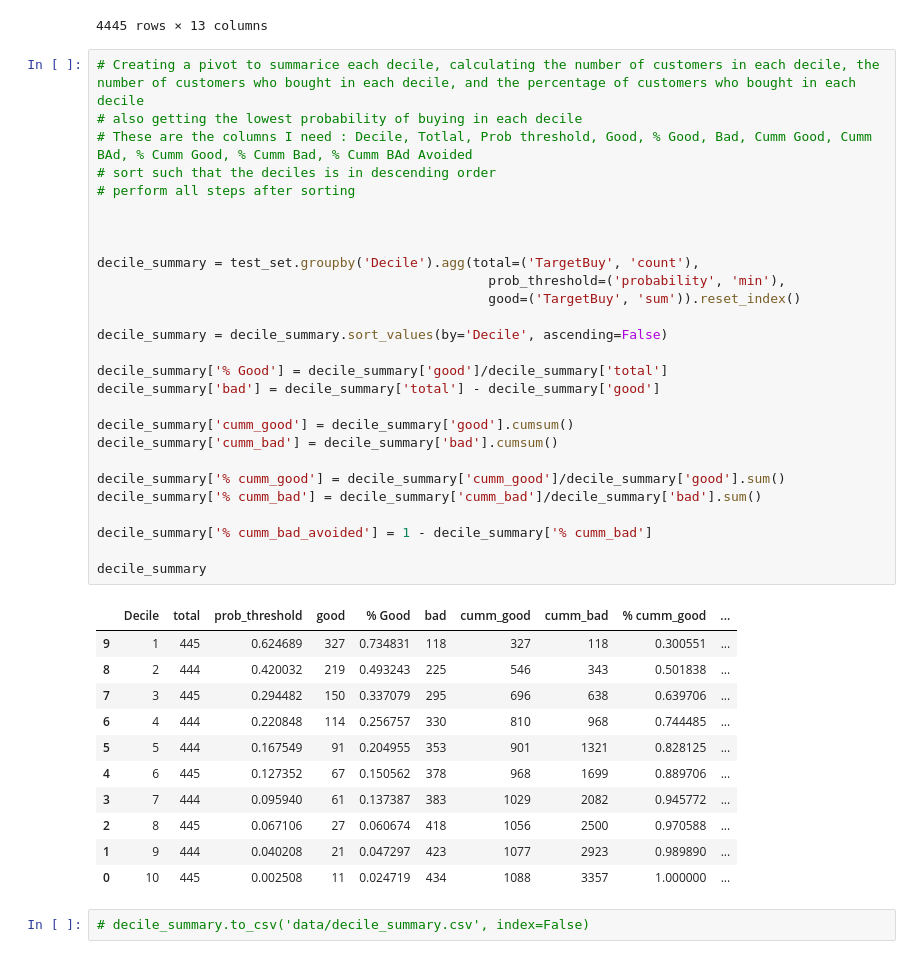
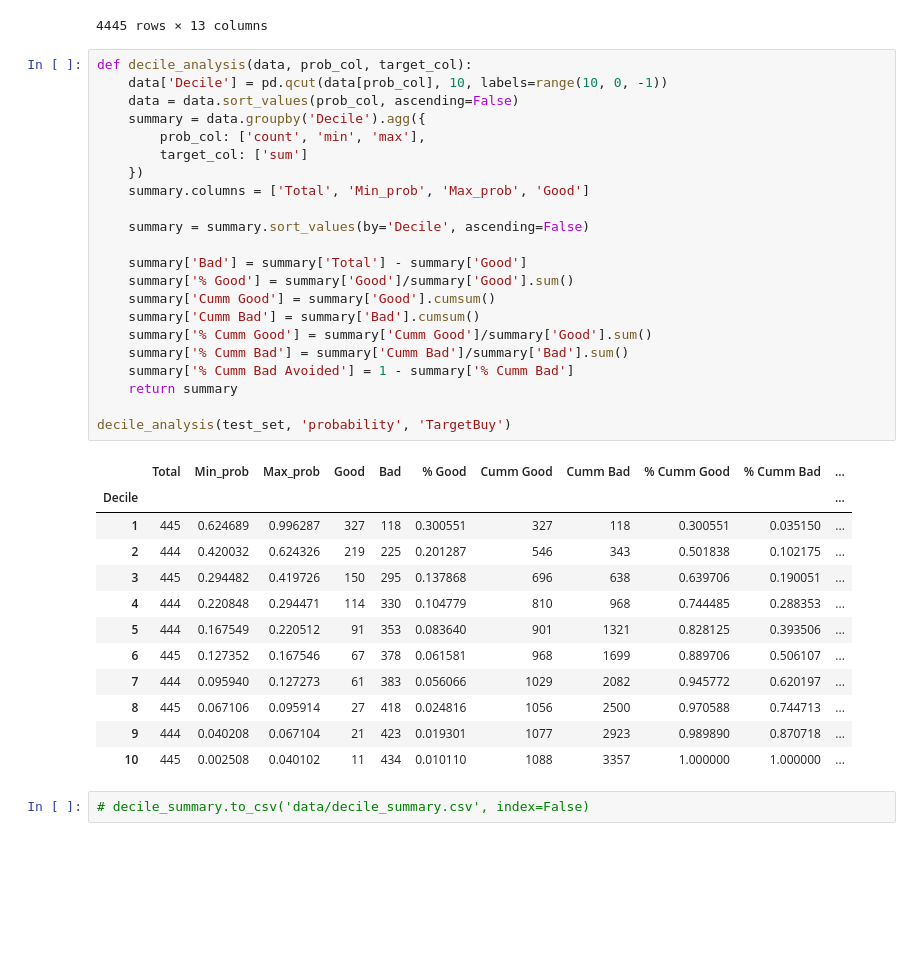
Before and after one commit to sathwik238/Loyalty-Program-Marketing-Analytics, a Jupyter notebook: Marketing_Campaign_Analytics.ipynb, the cells around one changed output. Saved outputs shown, nothing was run; the diff lists cells and outputs as text; blank space fills up the shorter version.

Commit message:
Performed Analysis on entire dataset

```diff
--- a/Marketing_Campaign_Analytics.ipynb
+++ b/Marketing_Campaign_Analytics.ipynb
@@ -500,44 +500,40 @@ test_set.sort_values('probability', ascending=False)
 | 1443 | 8.0 | 45.0 | 2 | 2 | 0 | 10 | 1 | 30000.00 | 2.0 | ... |
 | 19908 | 5.0 | 45.0 | 3 | 2 | 1 | 12 | 2 | 1500.00 | 6.0 | ... |
 4445 rows × 13 columns
-# %%
-# Creating a pivot to summarice each decile, calculating the number of customers in each decile, the number of customers who bought in each decile, and the percentage of customers who bought in each decile
-# also getting the lowest probability of buying in each decile
-# These are the columns I need : Decile, Totlal, Prob threshold, Good, % Good, Bad, Cumm Good, Cumm BAd, % Cumm Good, % Cumm Bad, % Cumm BAd Avoided
-# sort such that the deciles is in descending order
-# perform all steps after sorting
-
-
-
-decile_summary = test_set.groupby('Decile').agg(total=('TargetBuy', 'count'),
-                                                  prob_threshold=('probability', 'min'),
-                                                  good=('TargetBuy', 'sum')).reset_index()
-
-decile_summary = decile_summary.sort_values(by='Decile', ascending=False)
-
-decile_summary['% Good'] = decile_summary['good']/decile_summary['total']
-decile_summary['bad'] = decile_summary['total'] - decile_summary['good']
-
-decile_summary['cumm_good'] = decile_summary['good'].cumsum()
-decile_summary['cumm_bad'] = decile_summary['bad'].cumsum()
-
-decile_summary['% cumm_good'] = decile_summary['cumm_good']/decile_summary['good'].sum()
-decile_summary['% cumm_bad'] = decile_summary['cumm_bad']/decile_summary['bad'].sum()
-
-decile_summary['% cumm_bad_avoided'] = 1 - decile_summary['% cumm_bad']
-
-decile_summary
-# %% [output]
-|  | Decile | total | prob_threshold | good | % Good | bad | cumm_good | cumm_bad | % cumm_good | ... |
-| 9 | 1 | 445 | 0.624689 | 327 | 0.734831 | 118 | 327 | 118 | 0.300551 | ... |
-| 8 | 2 | 444 | 0.420032 | 219 | 0.493243 | 225 | 546 | 343 | 0.501838 | ... |
-| 7 | 3 | 445 | 0.294482 | 150 | 0.337079 | 295 | 696 | 638 | 0.639706 | ... |
-| 6 | 4 | 444 | 0.220848 | 114 | 0.256757 | 330 | 810 | 968 | 0.744485 | ... |
-| 5 | 5 | 444 | 0.167549 | 91 | 0.204955 | 353 | 901 | 1321 | 0.828125 | ... |
-| 4 | 6 | 445 | 0.127352 | 67 | 0.150562 | 378 | 968 | 1699 | 0.889706 | ... |
-| 3 | 7 | 444 | 0.095940 | 61 | 0.137387 | 383 | 1029 | 2082 | 0.945772 | ... |
-| 2 | 8 | 445 | 0.067106 | 27 | 0.060674 | 418 | 1056 | 2500 | 0.970588 | ... |
-| 1 | 9 | 444 | 0.040208 | 21 | 0.047297 | 423 | 1077 | 2923 | 0.989890 | ... |
-| 0 | 10 | 445 | 0.002508 | 11 | 0.024719 | 434 | 1088 | 3357 | 1.000000 | ... |
+# %%
+def decile_analysis(data, prob_col, target_col):
+    data['Decile'] = pd.qcut(data[prob_col], 10, labels=range(10, 0, -1))
+    data = data.sort_values(prob_col, ascending=False)
+    summary = data.groupby('Decile').agg({
+        prob_col: ['count', 'min', 'max'],
+        target_col: ['sum']
+    })
+    summary.columns = ['Total', 'Min_prob', 'Max_prob', 'Good']
+
+    summary = summary.sort_values(by='Decile', ascending=False)
+
+    summary['Bad'] = summary['Total'] - summary['Good']
+    summary['% Good'] = summary['Good']/summary['Good'].sum()
+    summary['Cumm Good'] = summary['Good'].cumsum()
+    summary['Cumm Bad'] = summary['Bad'].cumsum()
+    summary['% Cumm Good'] = summary['Cumm Good']/summary['Good'].sum()
+    summary['% Cumm Bad'] = summary['Cumm Bad']/summary['Bad'].sum()
+    summary['% Cumm Bad Avoided'] = 1 - summary['% Cumm Bad']
+    return summary
+
+decile_analysis(test_set, 'probability', 'TargetBuy')
+# %% [output]
+|  | Total | Min_prob | Max_prob | Good | Bad | % Good | Cumm Good | Cumm Bad | % Cumm Good | % Cumm Bad | ... |
+| Decile |  |  |  |  |  |  |  |  |  |  | ... |
+| 1 | 445 | 0.624689 | 0.996287 | 327 | 118 | 0.300551 | 327 | 118 | 0.300551 | 0.035150 | ... |
+| 2 | 444 | 0.420032 | 0.624326 | 219 | 225 | 0.201287 | 546 | 343 | 0.501838 | 0.102175 | ... |
+| 3 | 445 | 0.294482 | 0.419726 | 150 | 295 | 0.137868 | 696 | 638 | 0.639706 | 0.190051 | ... |
+| 4 | 444 | 0.220848 | 0.294471 | 114 | 330 | 0.104779 | 810 | 968 | 0.744485 | 0.288353 | ... |
+| 5 | 444 | 0.167549 | 0.220512 | 91 | 353 | 0.083640 | 901 | 1321 | 0.828125 | 0.393506 | ... |
+| 6 | 445 | 0.127352 | 0.167546 | 67 | 378 | 0.061581 | 968 | 1699 | 0.889706 | 0.506107 | ... |
+| 7 | 444 | 0.095940 | 0.127273 | 61 | 383 | 0.056066 | 1029 | 2082 | 0.945772 | 0.620197 | ... |
+| 8 | 445 | 0.067106 | 0.095914 | 27 | 418 | 0.024816 | 1056 | 2500 | 0.970588 | 0.744713 | ... |
+| 9 | 444 | 0.040208 | 0.067104 | 21 | 423 | 0.019301 | 1077 | 2923 | 0.989890 | 0.870718 | ... |
+| 10 | 445 | 0.002508 | 0.040102 | 11 | 434 | 0.010110 | 1088 | 3357 | 1.000000 | 1.000000 | ... |
 # %%
 # decile_summary.to_csv('data/decile_summary.csv', index=False)
```
Also changed, not shown: parts of 9 cells of this notebook.
